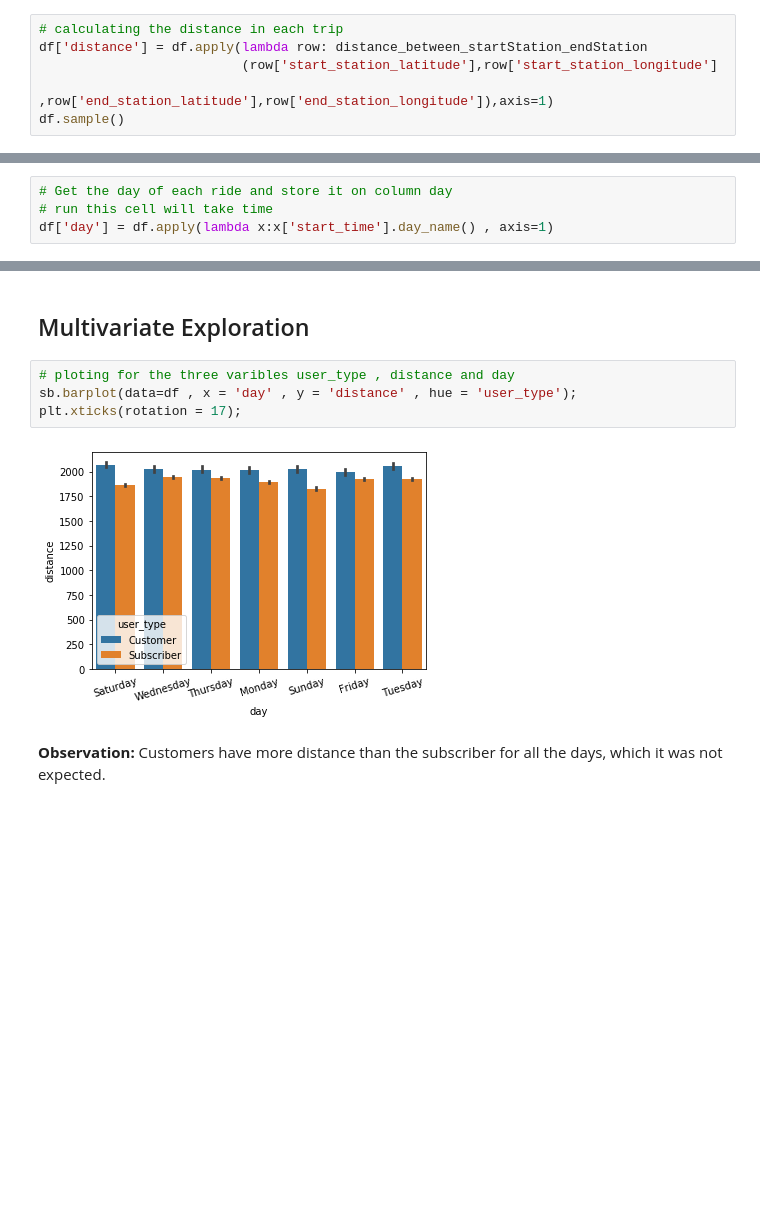
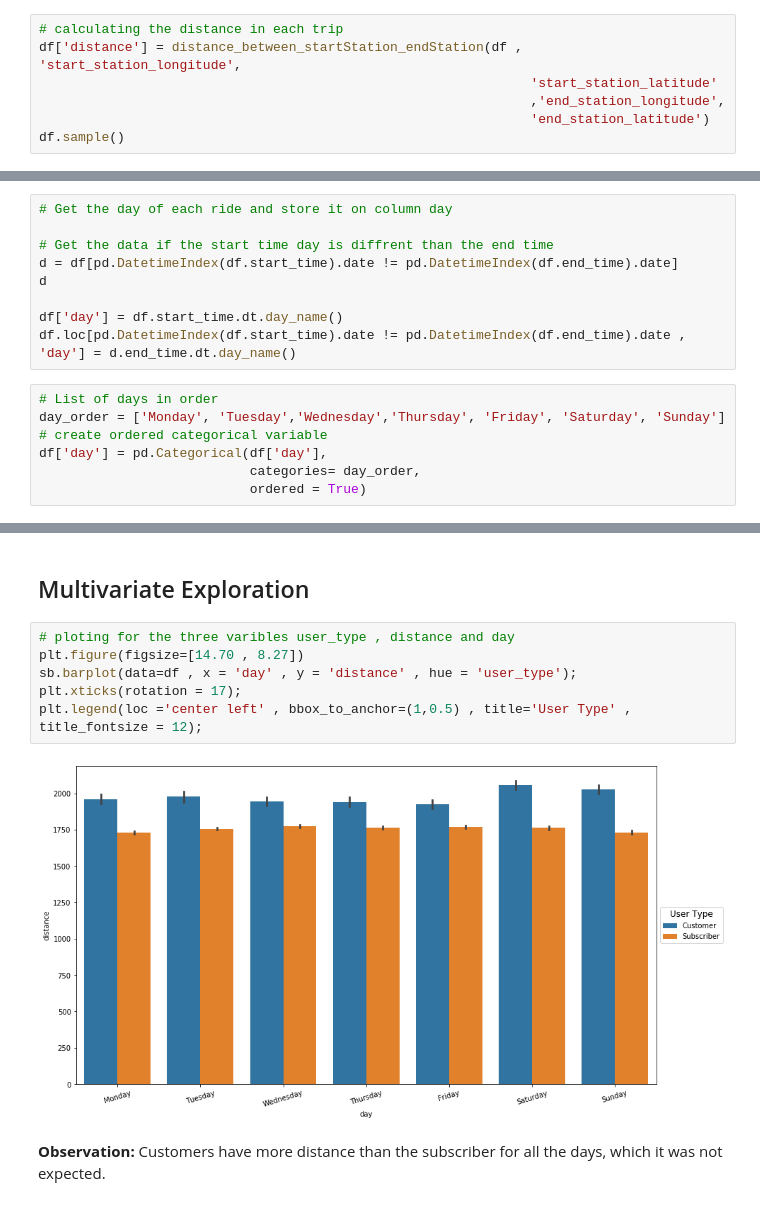
Before and after one commit to Ahmad-Almosallam/Communicate-Data-Findings, a Jupyter notebook: exploration_template.ipynb, the cells around one changed output, grey strips where cells are left out. Cells and saved outputs as stored; diff of their text form; blank space fills up the shorter version.

```diff
--- a/exploration_template.ipynb
+++ b/exploration_template.ipynb
@@ -150,9 +148,10 @@ def distance_between_startStation_endStation (lat1,lon1,lat2,lon2):
     return np.float64(round(1000*distance))
 # %%
 # calculating the distance in each trip
-df['distance'] = df.apply(lambda row: distance_between_startStation_endStation
-                          (row['start_station_latitude'],row['start_station_longitude']
-                            ,row['end_station_latitude'],row['end_station_longitude']),axis=1)
+df['distance'] = distance_between_startStation_endStation(df , 'start_station_longitude',
+                                                               'start_station_latitude'
+                                                               ,'end_station_longitude',
+                                                               'end_station_latitude')
 df.sample()
 # %% [output]
 |  | duration_sec | start_time | end_time | start_station_id | start_station_name | start_station_latitude | ... |
@@ -215,10 +214,22 @@ Data columns (total 10 columns):
  9   distance                 610311 non-null  float64
 dtypes: category(2), datetime64[ns](2), float64(5), int64(1)
 memory usage: 43.1 MB
-# %%
-# Get the day of each ride and store it on column day
-# run this cell will take time
-df['day'] = df.apply(lambda x:x['start_time'].day_name() , axis=1)
+# %%
+# Get the day of each ride and store it on column day
+
+# Get the data if the start time day is diffrent than the end time
+d = df[pd.DatetimeIndex(df.start_time).date != pd.DatetimeIndex(df.end_time).date]
+d
+
+df['day'] = df.start_time.dt.day_name()
+df.loc[pd.DatetimeIndex(df.start_time).date != pd.DatetimeIndex(df.end_time).date , 'day'] = d.end_time.dt.day_name()
+# %%
+# List of days in order
+day_order = ['Monday', 'Tuesday','Wednesday','Thursday', 'Friday', 'Saturday', 'Sunday']
+# create ordered categorical variable
+df['day'] = pd.Categorical(df['day'],
+                           categories= day_order,
+                           ordered = True)
 # %% [markdown]
 ### What is the structure of your dataset?
 
@@ -438,10 +450,12 @@ the difference is not that high, I was expecting that the users who use app will
 ## Multivariate Exploration
 # %%
 # ploting for the three varibles user_type , distance and day
+plt.figure(figsize=[14.70 , 8.27])
 sb.barplot(data=df , x = 'day' , y = 'distance' , hue = 'user_type');
 plt.xticks(rotation = 17);
+plt.legend(loc ='center left' , bbox_to_anchor=(1,0.5) , title='User Type' , title_fontsize = 12);
 # %% [output]
-[figure, old version]
+[figure, new version]
 # %% [markdown]
 **Observation:** Customers have more distance than the subscriber for all the days, which it was not expected.
 # %%
```
Also changed, not shown: parts of 9 cells of this notebook, 3 other files.
